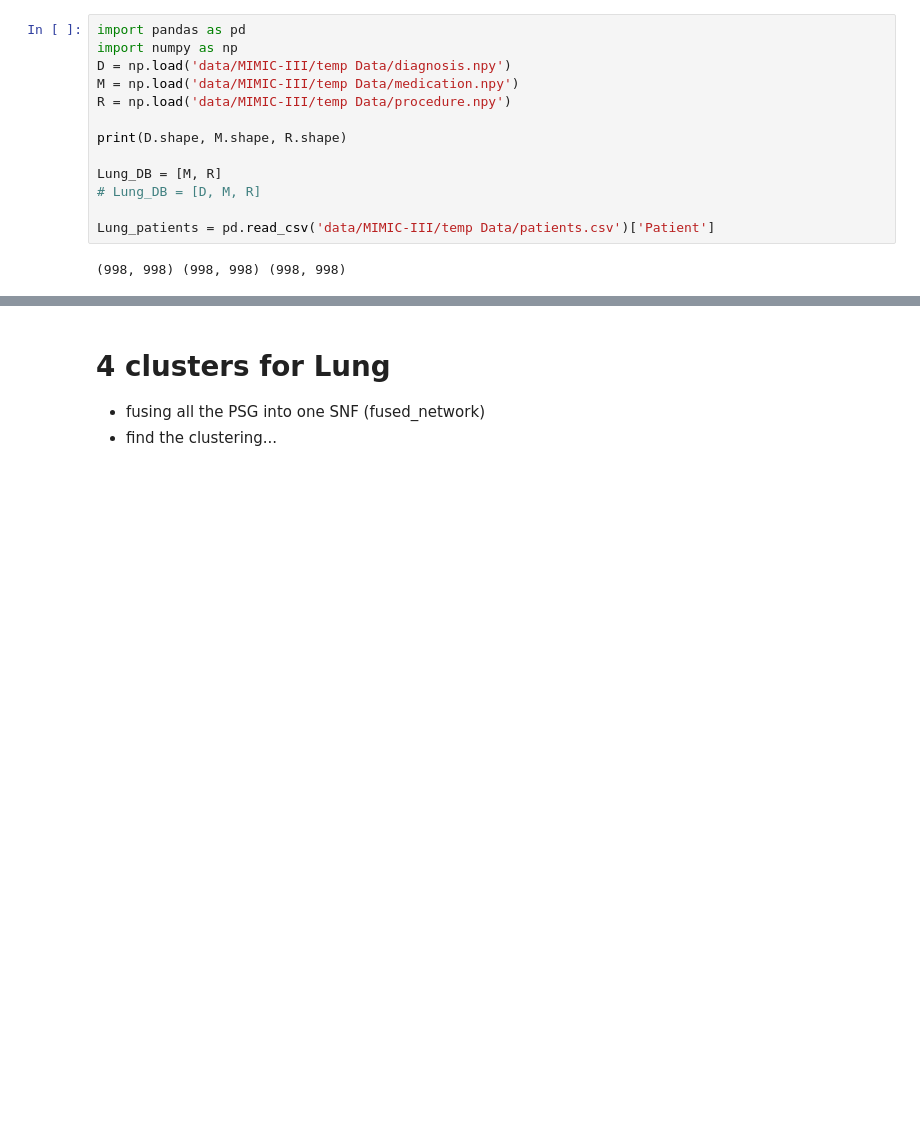
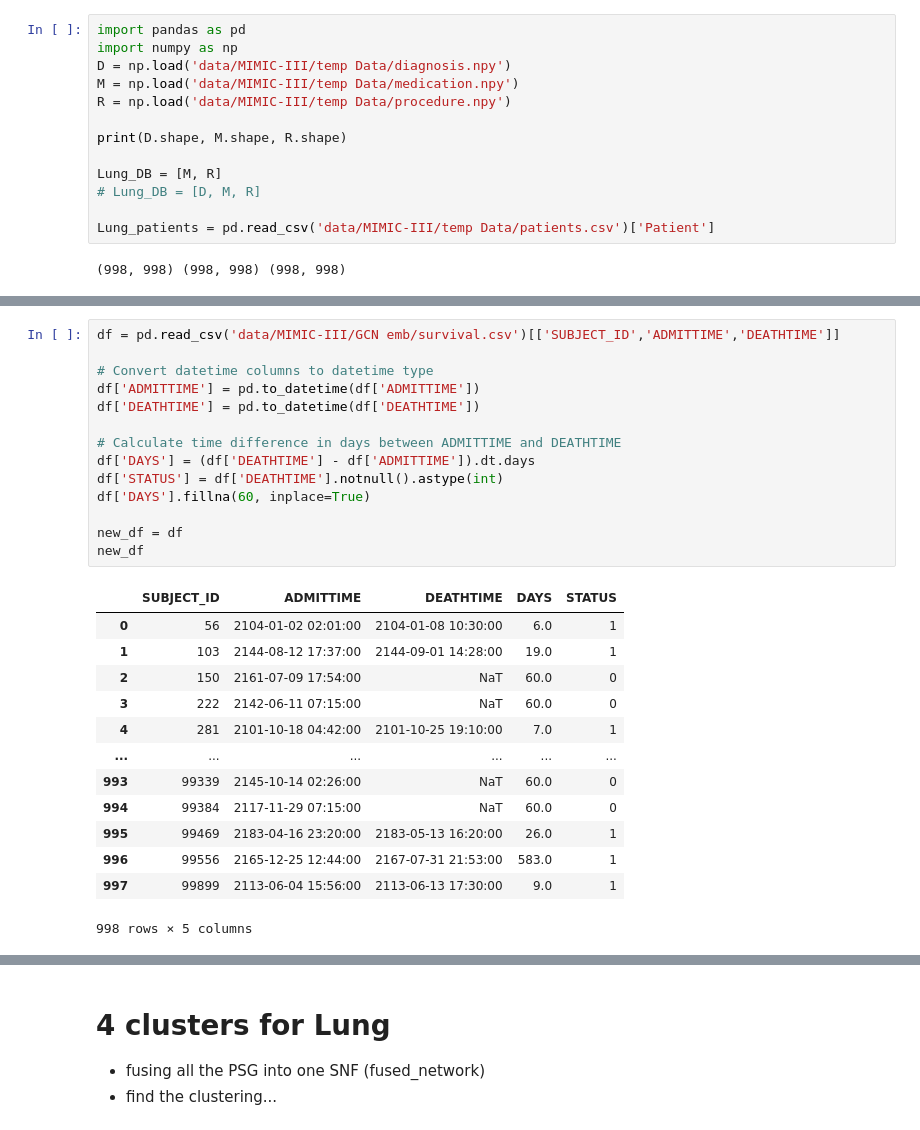
Before and after one commit to almusawiaf/GraphAugmentation, a Jupyter notebook: SNF_MIMIC.ipynb, the cells around one changed output, grey strips where cells are left out. Saved outputs shown, nothing was run; the diff lists cells and outputs as text; blank space fills up the shorter version.

```diff
--- a/SNF_MIMIC.ipynb
+++ b/SNF_MIMIC.ipynb
@@ -95,3 +36,31 @@ print(new_df)
+# %%
+df = pd.read_csv('data/MIMIC-III/GCN emb/survival.csv')[['SUBJECT_ID','ADMITTIME','DEATHTIME']]
+
+# Convert datetime columns to datetime type
+df['ADMITTIME'] = pd.to_datetime(df['ADMITTIME'])
+df['DEATHTIME'] = pd.to_datetime(df['DEATHTIME'])
+
+# Calculate time difference in days between ADMITTIME and DEATHTIME
+df['DAYS'] = (df['DEATHTIME'] - df['ADMITTIME']).dt.days
+df['STATUS'] = df['DEATHTIME'].notnull().astype(int)
+df['DAYS'].fillna(60, inplace=True)
+
+new_df = df
+new_df
+# %% [output]
+|  | SUBJECT_ID | ADMITTIME | DEATHTIME | DAYS | STATUS |
+| 0 | 56 | 2104-01-02 02:01:00 | 2104-01-08 10:30:00 | 6.0 | 1 |
+| 1 | 103 | 2144-08-12 17:37:00 | 2144-09-01 14:28:00 | 19.0 | 1 |
+| 2 | 150 | 2161-07-09 17:54:00 | NaT | 60.0 | 0 |
+| 3 | 222 | 2142-06-11 07:15:00 | NaT | 60.0 | 0 |
+| 4 | 281 | 2101-10-18 04:42:00 | 2101-10-25 19:10:00 | 7.0 | 1 |
+| ... | ... | ... | ... | ... | ... |
+| 993 | 99339 | 2145-10-14 02:26:00 | NaT | 60.0 | 0 |
+| 994 | 99384 | 2117-11-29 07:15:00 | NaT | 60.0 | 0 |
+| 995 | 99469 | 2183-04-16 23:20:00 | 2183-05-13 16:20:00 | 26.0 | 1 |
+| 996 | 99556 | 2165-12-25 12:44:00 | 2167-07-31 21:53:00 | 583.0 | 1 |
+| 997 | 99899 | 2113-06-04 15:56:00 | 2113-06-13 17:30:00 | 9.0 | 1 |
+998 rows × 5 columns
 # %%
 affinity_networks = snf.make_affinity(Lung_DB, metric=dist, K=20, mu=0.5)
 fused_network = snf.snf(affinity_networks, K=20)
```
Also changed, not shown: parts of 11 cells of this notebook, 11 other files.
